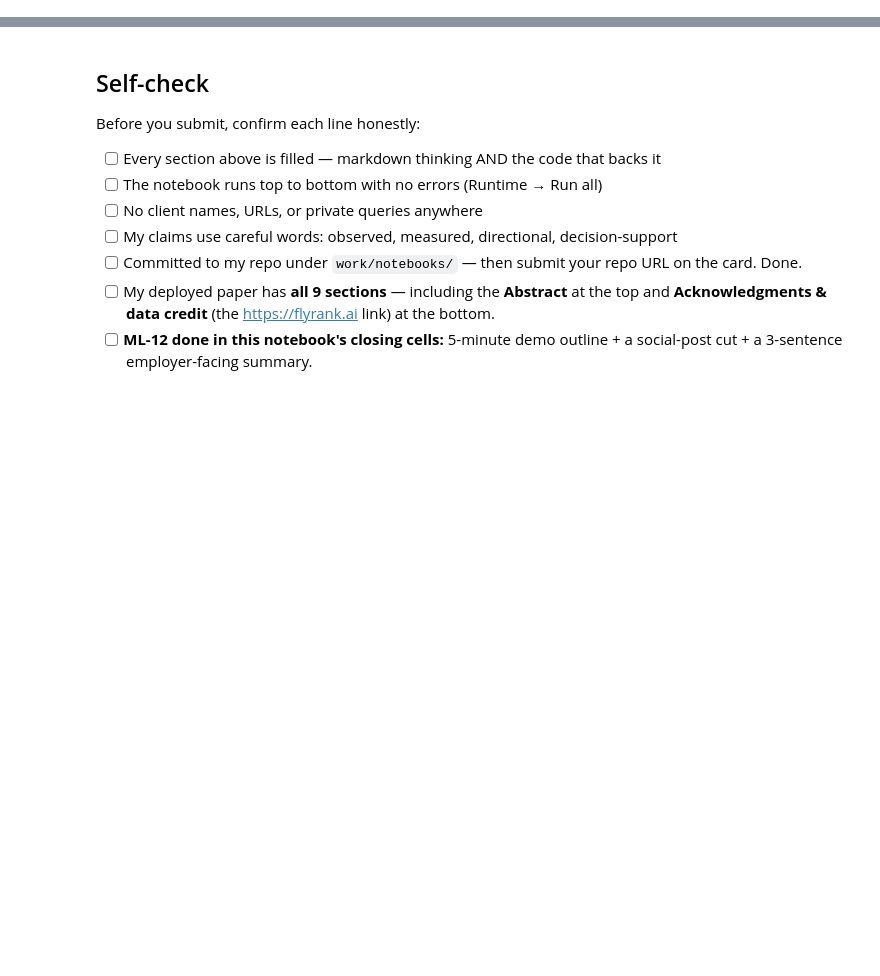
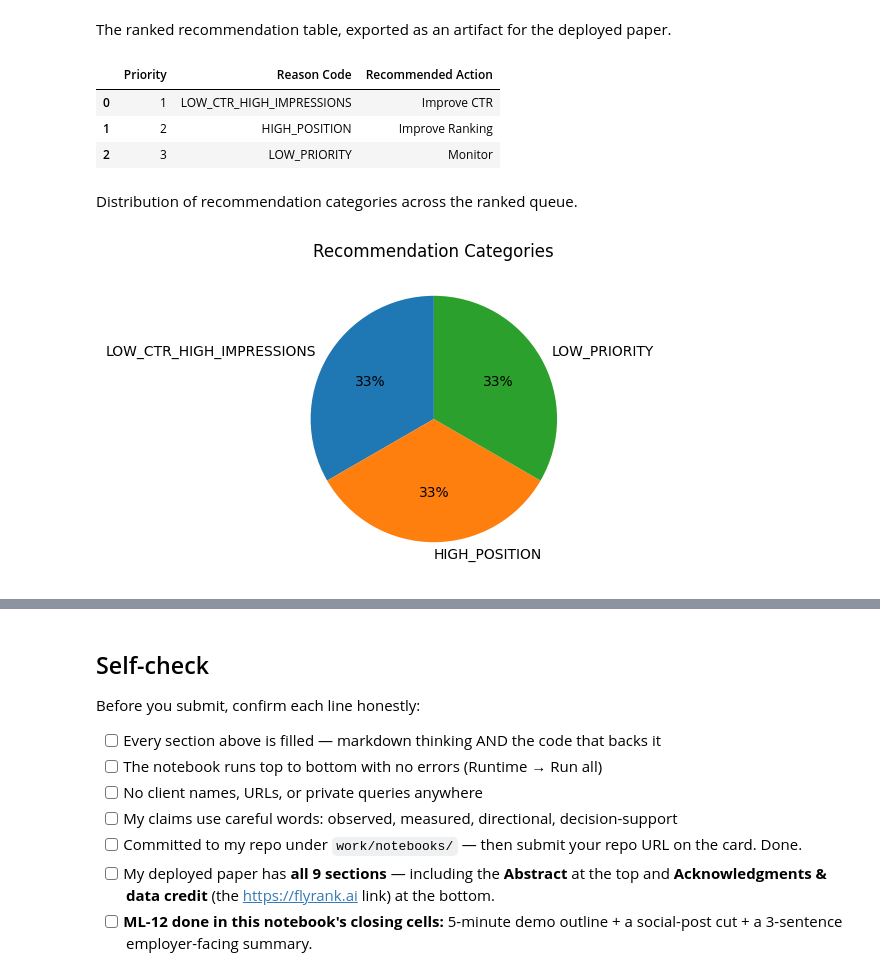
Before and after one commit to Shaimaa307/flyrank-ml-internship, a Jupyter notebook: work/notebooks/capstone.ipynb, the cells around one changed output, grey strips where cells are left out. Cells and saved outputs as stored; diff of their text form; code cells hidden in the pictures; blank space fills up the shorter version.

```diff
--- a/work/notebooks/capstone.ipynb
+++ b/work/notebooks/capstone.ipynb
@@ -36,0 +298,44 @@ This skeleton is yours to fill. Work the sections **in order** — each one has
+# %% [markdown]
+The ranked recommendation table, exported as an artifact for the deployed paper.
+# %%
+recommendations = pd.DataFrame({
+    "Priority":[1,2,3],
+    "Reason Code":[
+        "LOW_CTR_HIGH_IMPRESSIONS",
+        "HIGH_POSITION",
+        "LOW_PRIORITY"
+    ],
+    "Recommended Action":[
+        "Improve CTR",
+        "Improve Ranking",
+        "Monitor"
+    ]
+})
+
+display(recommendations)
+# %% [output]
+|  | Priority | Reason Code | Recommended Action |
+| 0 | 1 | LOW_CTR_HIGH_IMPRESSIONS | Improve CTR |
+| 1 | 2 | HIGH_POSITION | Improve Ranking |
+| 2 | 3 | LOW_PRIORITY | Monitor |
+# %% [markdown]
+Distribution of recommendation categories across the ranked queue.
+# %%
+import matplotlib.pyplot as plt
+
+counts = recommendations["Reason Code"].value_counts()
+
+plt.figure(figsize=(6,4))
+
+plt.pie(
+    counts,
+    labels=counts.index,
+    autopct="%1.0f%%",
+    startangle=90
+)
+
+plt.title("Recommendation Categories")
+
+plt.show()
+# %% [output]
+[figure, added]
```
Also changed, not shown: parts of 38 cells of this notebook.
